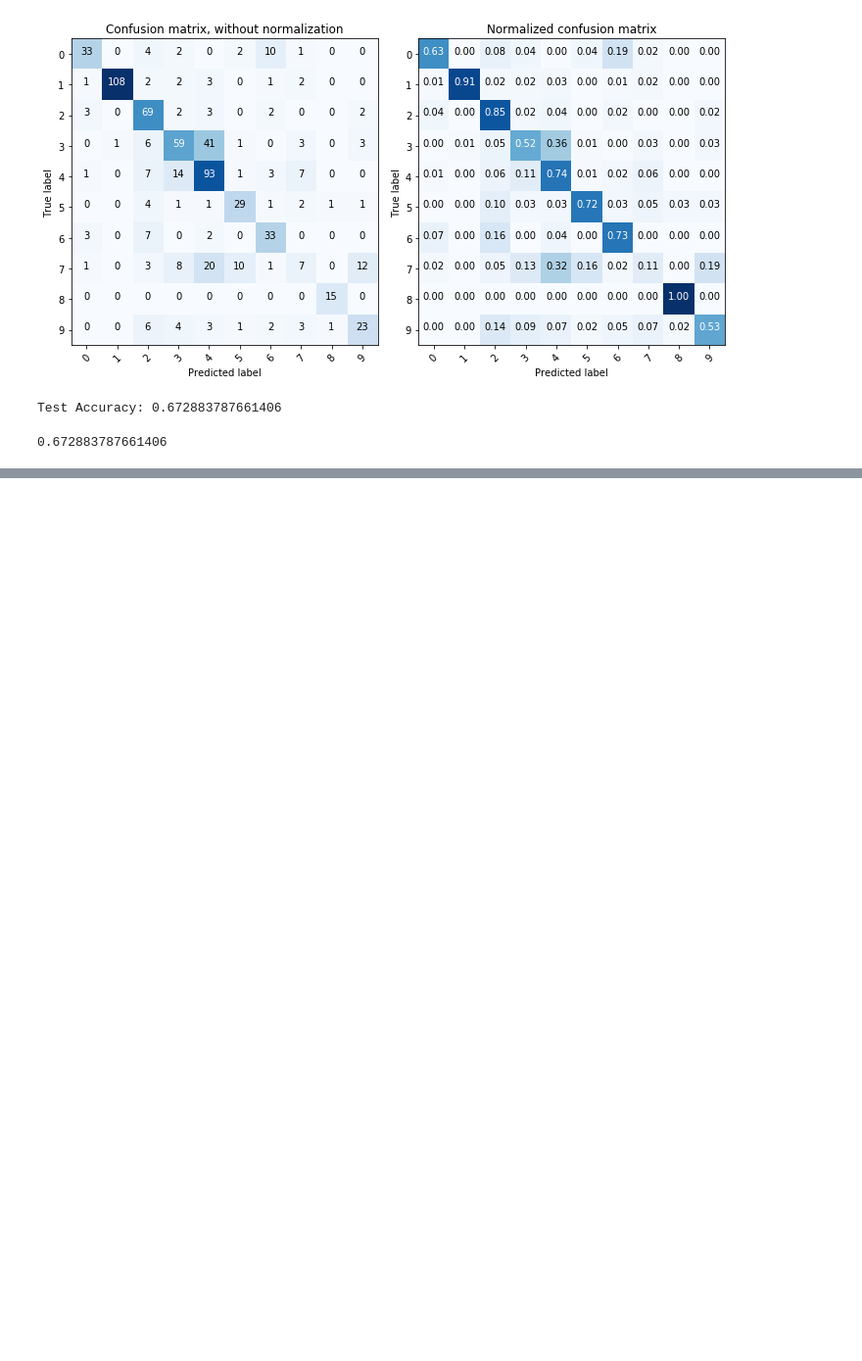
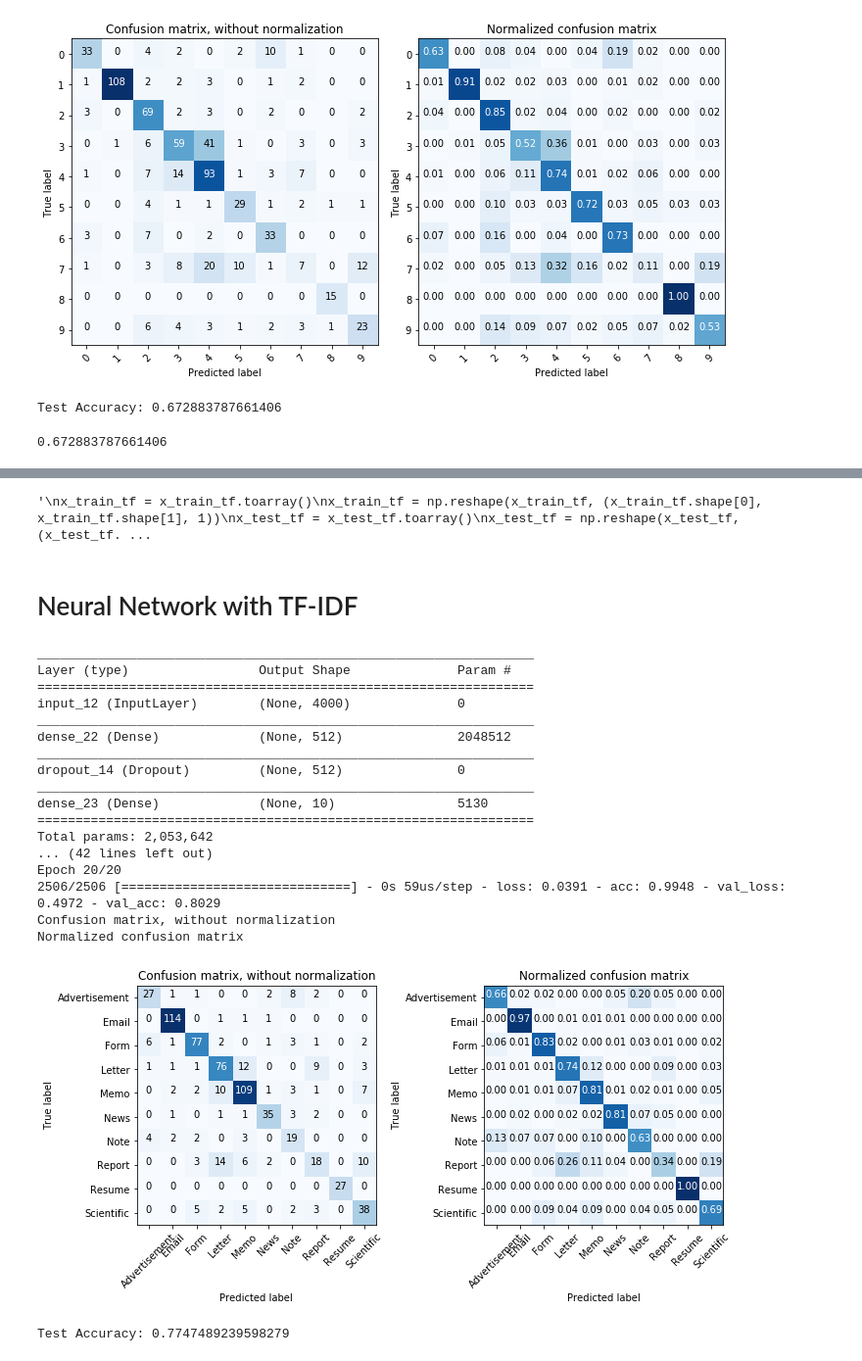
Before and after one commit to Rouen-NLP/final-lab-XUJitao, a Jupyter notebook: Final_Project.ipynb, the cells around one changed output, grey strips where cells are left out. Shown: that part at 98% size. Cells and saved outputs as stored; diff of their text form; code cells hidden in the pictures; blank space fills up the shorter version.

Commit message:
Add tf-idf features for NN model

```diff
--- a/Final_Project.ipynb
+++ b/Final_Project.ipynb
@@ -35,8 +34,8 @@ for repo in list_dir:
         y.append(repo)
     nbs.append(str(len(files)))
 print(str(nbs))
-#x = np.array(x)
-#y = np.array(y)
+x = np.array(x)
+y = np.array(y)
 # %% [output]
 ['Advertisement', 'Email', 'Form', 'Letter', 'Memo', 'News', 'Note', 'Report', 'Resume', 'Scientific']
 ['230', '599', '431', '567', '620', '188', '201', '265', '120', '261']
@@ -424,0 +426,38 @@ Test Accuracy: 0.672883787661406
+# %%
+TF_IDF_FEATURES = 4000
+
+x = []
+y = []
+for repo in list_dir:
+    prefix = base_data_dir + repo + '/'
+    files = os.listdir(prefix)
+    for file in files:
+        with open(prefix + file, 'r') as f:
+            txt = f.read()
+        x.append(txt)
+        y.append(repo)
+for i in range(len(x)):
+    x[i] = x[i].replace('\n', ' ')
+x_train, x_test, y_train, y_test = train_test_split(x, y, test_size=0.2)
+
+# Create document vectors
+vectorizer = CountVectorizer(max_features=TF_IDF_FEATURES)
+vectorizer.fit(x_train)
+x_train_counts = vectorizer.transform(x_train)
+x_test_counts = vectorizer.transform(x_test)
+
+# With TF-IDF representation
+tf_transformer = TfidfTransformer()
+tfidf = tf_transformer.fit(x_train_counts)
+x_train_tf = tfidf.transform(x_train_counts)
+x_test_tf = tfidf.transform(x_test_counts)
+"""
+x_train_tf = x_train_tf.toarray()
+x_train_tf = np.reshape(x_train_tf, (x_train_tf.shape[0], x_train_tf.shape[1], 1))
+x_test_tf = x_test_tf.toarray()
+x_test_tf = np.reshape(x_test_tf, (x_test_tf.shape[0], x_test_tf.shape[1], 1))
+"""
+# %% [output]
+'\nx_train_tf = x_train_tf.toarray()\nx_train_tf = np.reshape(x_train_tf, (x_train_tf.shape[0], x_train_tf.shape[1], 1))\nx_test_tf = x_test_tf.toarray()\nx_test_tf = np.reshape(x_test_tf, (x_test_tf. ...
+# %% [markdown]
+# Neural Network with TF-IDF
@@ -424,0 +503,37 @@ Test Accuracy: 0.672883787661406
+# %%
+# Model parameters
+#MAX_FEATURES = int(first_line[0])
+MAX_TEXT_LENGTH = 200
+#EMBED_SIZE  = int(first_line[1])
+BATCH_SIZE = 128
+EPOCHS = 20
+VALIDATION_SPLIT = 0.1
+CLASSES_LIST = np.unique(y_train)
+NUM_CLASS = len(CLASSES_LIST)
+# %%
+y_train, y_test, train_y_cat = class_str_2_ind(y_train, y_test)
+model = get_model()
+history = TrainingHistory(x_test_tf, y_test, CLASSES_LIST)
+y_predicted = train_fit_predict(model, x_train_tf, x_test_tf, train_y_cat, history).argmax(1)
+plot_conf_mat(y_test, y_predicted)
+print("Test Accuracy:", accuracy_score(y_test, y_predicted))
+# %% [output]
+_________________________________________________________________
+Layer (type)                 Output Shape              Param #
+=================================================================
+input_12 (InputLayer)        (None, 4000)              0
+_________________________________________________________________
+dense_22 (Dense)             (None, 512)               2048512
+_________________________________________________________________
+dropout_14 (Dropout)         (None, 512)               0
+_________________________________________________________________
+dense_23 (Dense)             (None, 10)                5130
+=================================================================
+Total params: 2,053,642
+... (42 lines left out)
+Epoch 20/20
+2506/2506 [==============================] - 0s 59us/step - loss: 0.0391 - acc: 0.9948 - val_loss: 0.4972 - val_acc: 0.8029
+Confusion matrix, without normalization
+Normalized confusion matrix
+[figure, added]
+Test Accuracy: 0.7747489239598279
```
Also changed, not shown: parts of 3 cells of this notebook.
